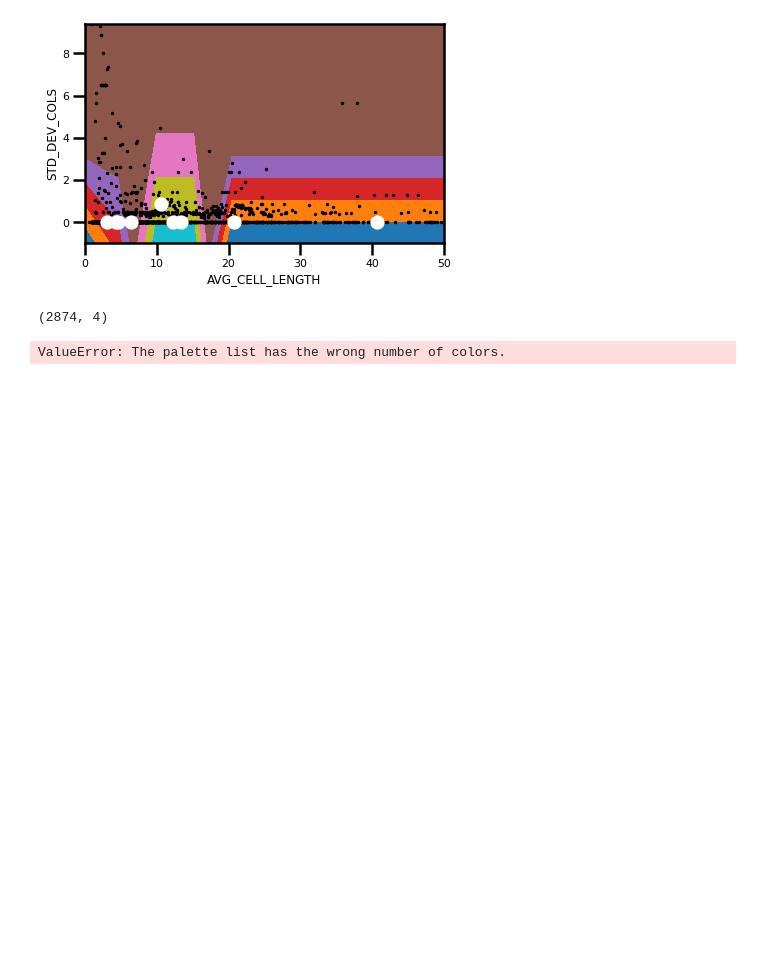
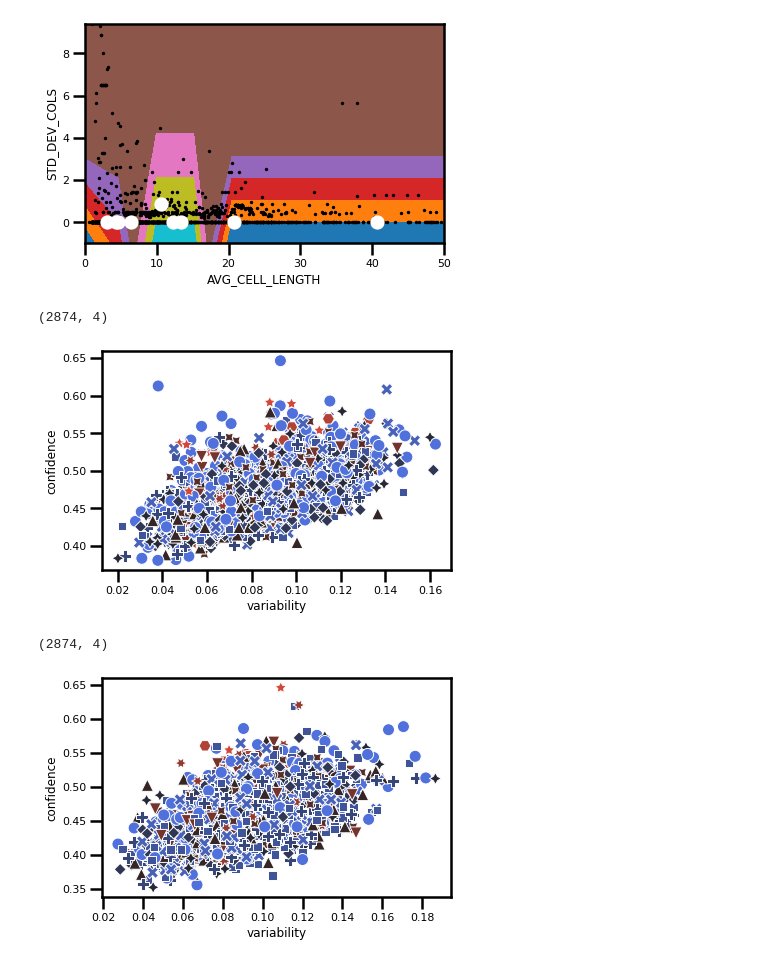
Before and after one commit to etikedi/etikedi, a Jupyter notebook: ALWars.ipynb, the cells around one changed output. Drawn from its saved outputs; the diff is of its cells as text; code cells hidden in the pictures; blank space fills up the shorter version.

```diff
--- a/ALWars.ipynb
+++ b/ALWars.ipynb
@@ -340,7 +340,7 @@ def plot_data_map(metrics):
                             y=cartography["confidence"],
                             hue=cartography["correctness"],
                             style=cartography["correctness"],
-                            palette=sns.diverging_palette(260, 15, n=13, sep=10, center="dark"))
+                            palette=sns.diverging_palette(260, 15, n=12, sep=10, center="dark"))
 
     # For annotating the regions uncomment the commented lines below
 
@@ -348,31 +348,33 @@ def plot_data_map(metrics):
     # func_annotate = lambda text, xyc, bbc: ax.annotate(text,
     #                                                    xy=xyc,
     #                                                    xycoords="axes fraction",
     #                                                    fontsize=15,
     #                                                    color='black',
     #                                                    va="center",
     #                                                    ha="center",
     #                                                    rotation=350,
     #                                                    bbox=bb(bbc))
     # an1 = func_annotate("ambiguous", xyc=(0.7, 0.5), bbc='black')
     # an2 = func_annotate("easy-to-learn", xyc=(0.3, 0.8), bbc='r')
     # an3 = func_annotate("hard-to-learn", xyc=(0.35, 0.20), bbc='b')
 
     #ax.legend(fancybox=True, shadow=True, ncol=1)
     ax.get_legend().remove()
     #ax.legend(None)
     ax.set(xlabel="variability", ylabel="confidence")
     #ax.get_legend().set_title("correct.")
     plt.tight_layout()
 
     #plt.savefig(f"{os.getenv('PLOT_PATH')}{args.task}/{args.task}_results_{args.initial_size}.pdf", dpi=300)
 plot_data_map(metrics1)
 plt.savefig("../figures/datamap_1.jpg")
 
 plt.show()
 plt.clf()
 plot_data_map(metrics2)
 plt.savefig("../figures/datamap_2.jpg")
 # %% [output]
 (2874, 4)
+[figure, added]
-ValueError: The palette list has the wrong number of colors.
+(2874, 4)
+[figure, added]
```
